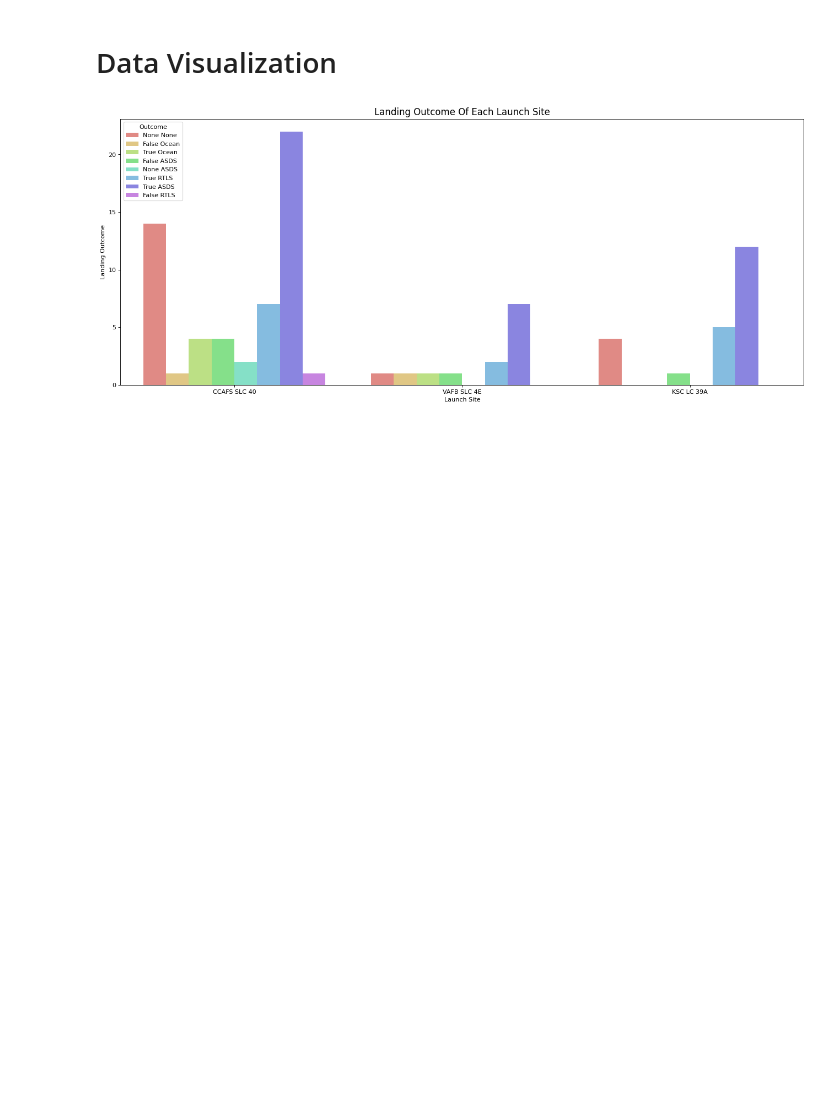
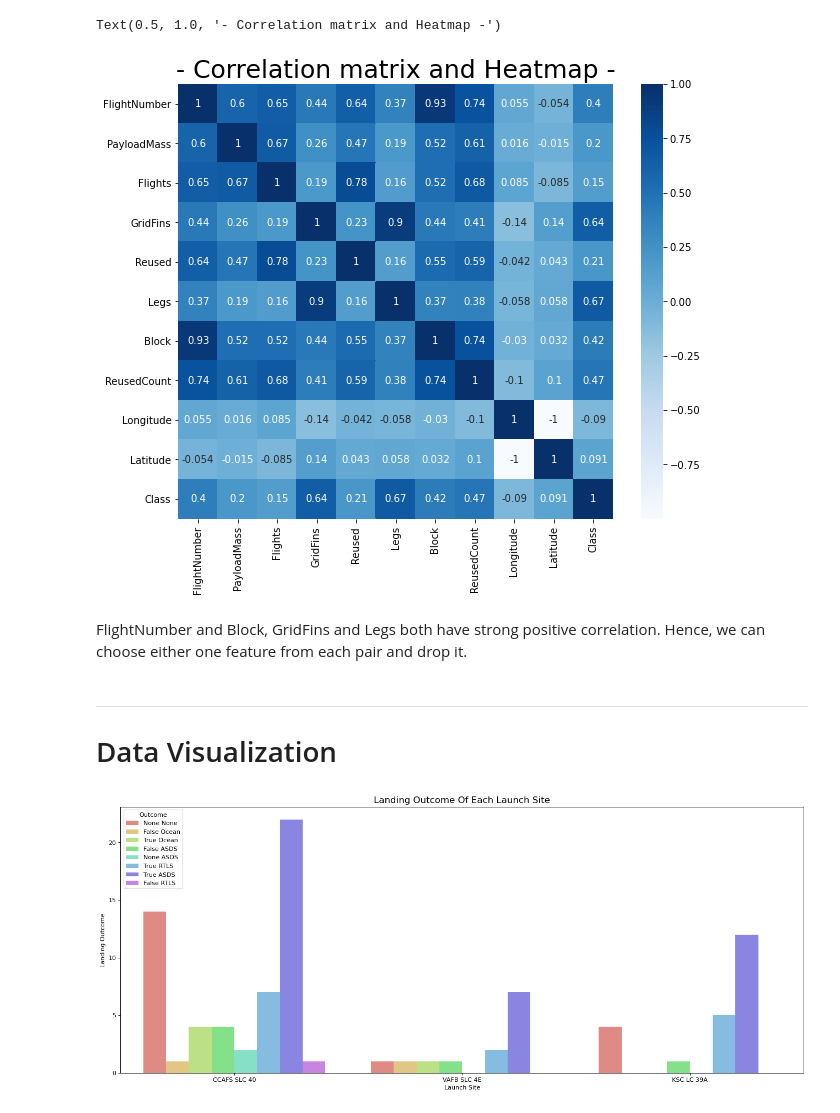
Before and after one commit to JasonnLim/SpaceX, a Jupyter notebook: SpaceX.ipynb, the cells around one changed output. Cells and saved outputs as stored; diff of their text form; code cells hidden in the pictures; blank space fills up the shorter version.

```diff
--- a/SpaceX.ipynb
+++ b/SpaceX.ipynb
@@ -20,4 +191,15 @@ data = pd.read_csv("dataset.csv")
+# %%
+plt.figure(figsize =(10,8))
+corrmat = data.corr()
+sns.heatmap(corrmat, square=True, annot=True, cbar=True, cmap="Blues");  #Blues
+plt.title('- Correlation matrix and Heatmap -',fontsize = 25)
+# %% [output]
+Text(0.5, 1.0, '- Correlation matrix and Heatmap -')
+[figure, added]
+# %% [markdown]
+FlightNumber and Block, GridFins and Legs both have strong positive correlation. Hence, we can choose either one feature from each pair and drop it.
 # %% [markdown]
+---
 # Data Visualization
 # %%
 # Visualize the landing outcome of each launch site to know which launch side had the most successful landings
```
Also changed, not shown: parts of 26 cells of this notebook.
